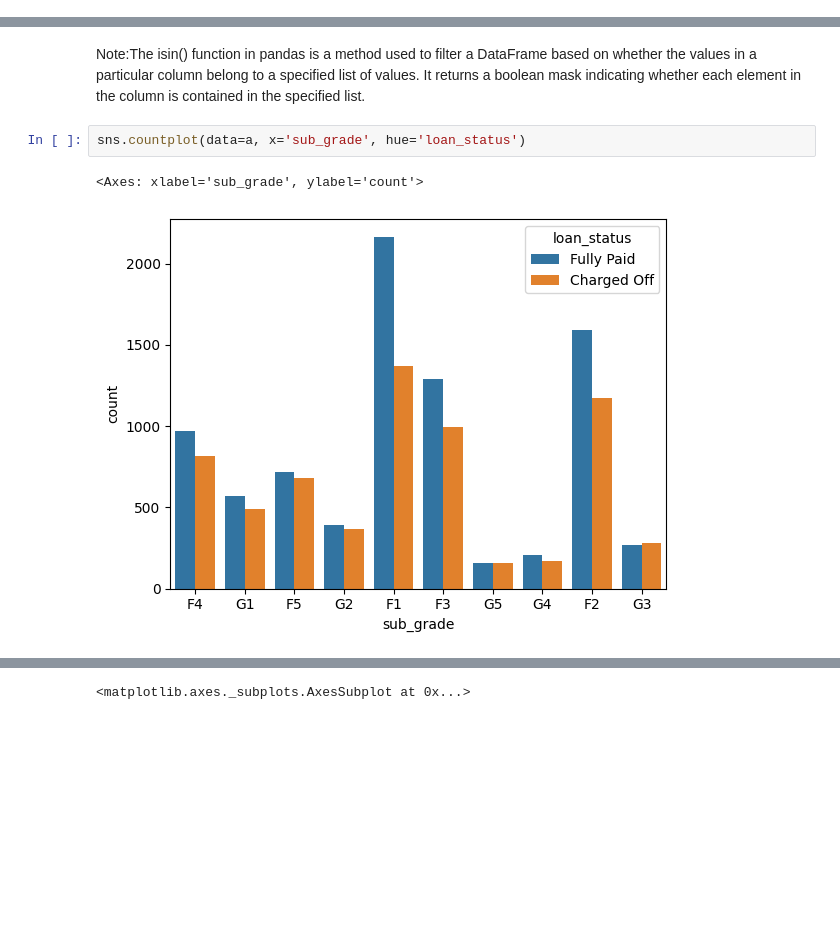
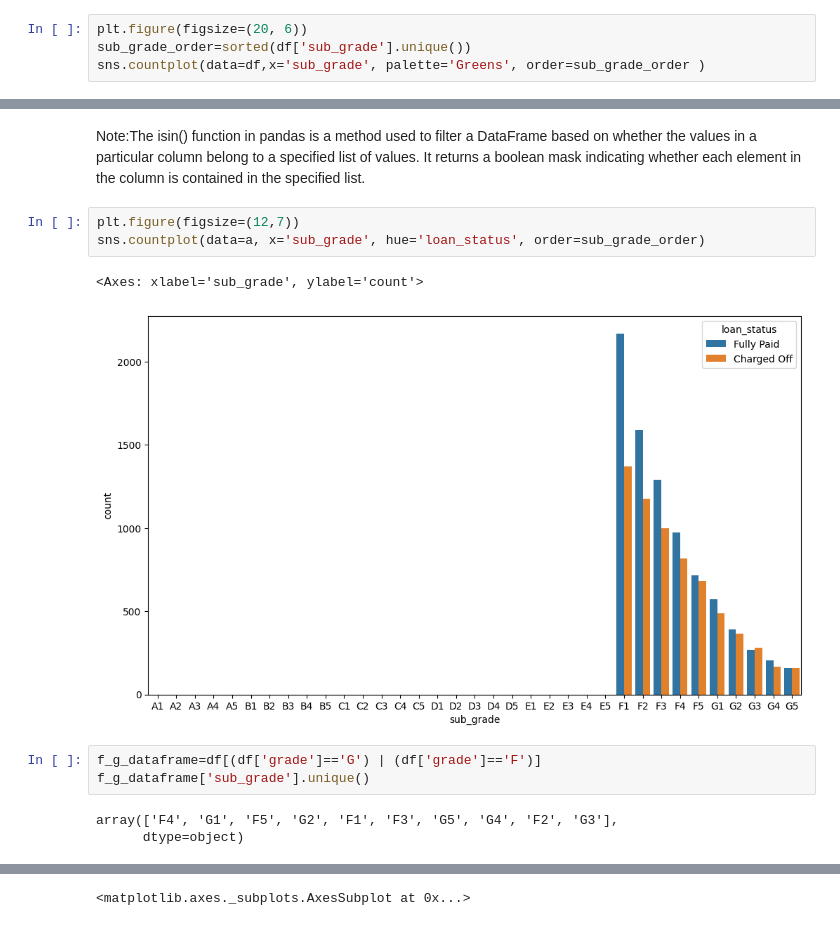
Before and after one commit to Ali-mohammadi-design/TensorFlow, a Jupyter notebook: Tensorflow_Comprehensive_Project_Lending_home_data_Exercise.ipynb, the cells around one changed output, grey strips where cells are left out. Drawn from its saved outputs; the diff is of its cells as text; blank space fills up the shorter version.

```diff
--- a/Tensorflow_Comprehensive_Project_Lending_home_data_Exercise.ipynb
+++ b/Tensorflow_Comprehensive_Project_Lending_home_data_Exercise.ipynb
@@ -459,0 +463,4 @@ Passing `palette` without assigning `hue` is deprecated and will be removed in v
+# %%
+plt.figure(figsize=(20, 6))
+sub_grade_order=sorted(df['sub_grade'].unique())
+sns.countplot(data=df,x='sub_grade', palette='Greens', order=sub_grade_order )
@@ -480,7 +493,14 @@ a=df[df['grade'].isin(['F','G'])]
 # %% [markdown]
 Note:The isin() function in pandas is a method used to filter a DataFrame based on whether the values in a particular column belong to a specified list of values. It returns a boolean mask indicating whether each element in the column is contained in the specified list.
 # %%
-sns.countplot(data=a, x='sub_grade', hue='loan_status')
+plt.figure(figsize=(12,7))
+sns.countplot(data=a, x='sub_grade', hue='loan_status', order=sub_grade_order)
 # %% [output]
 <Axes: xlabel='sub_grade', ylabel='count'>
-[figure, old version]
+[figure, new version]
+# %%
+f_g_dataframe=df[(df['grade']=='G') | (df['grade']=='F')]
+f_g_dataframe['sub_grade'].unique()
+# %% [output]
+array(['F4', 'G1', 'F5', 'G2', 'F1', 'F3', 'G5', 'G4', 'F2', 'G3'],
+      dtype=object)
```
Also changed, not shown: parts of 19 cells of this notebook.
